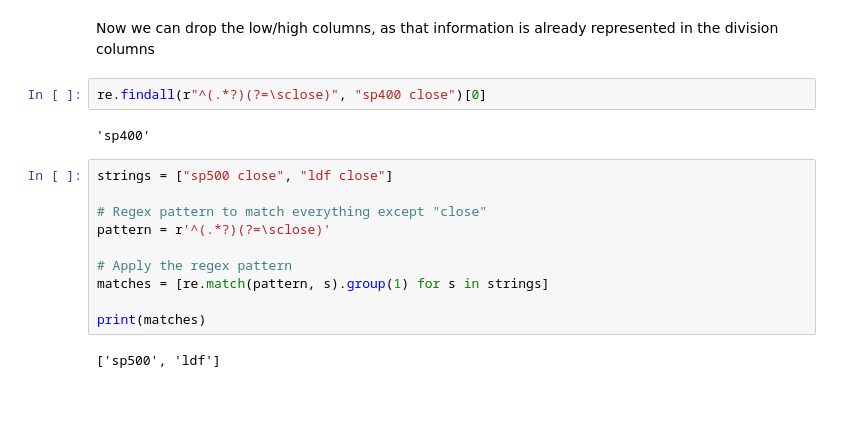
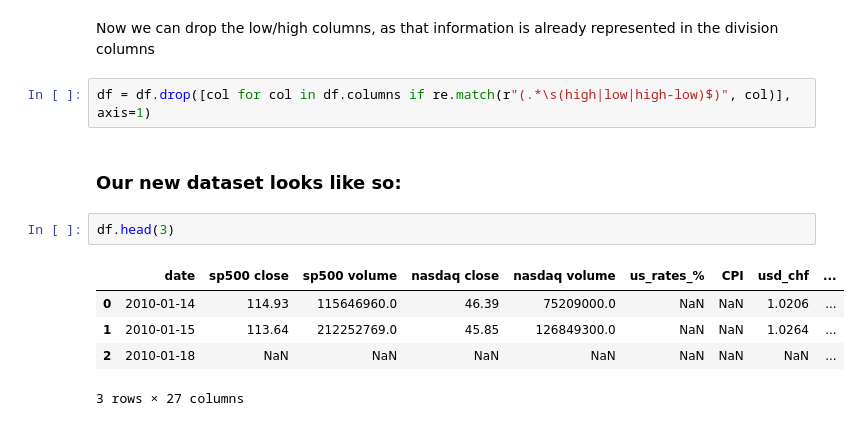
Before and after one commit to kklimov1/PriceRegressionPredictor, a Jupyter notebook: goldPriceAnalysis.ipynb, the cells around one changed output. Drawn from its saved outputs; the diff is of its cells as text; blank space fills up the shorter version.

```diff
--- a/goldPriceAnalysis.ipynb
+++ b/goldPriceAnalysis.ipynb
@@ -77,19 +79,15 @@ df.head(3)
 3 rows × 47 columns
 # %% [markdown]
 Now we can drop the low/high columns, as that information is already represented in the division columns
-# %%
-re.findall(r"^(.*?)(?=\sclose)", "sp400 close")[0]
-# %% [output]
-'sp400'
-# %%
-strings = ["sp500 close", "ldf close"]
-
-# Regex pattern to match everything except "close"
-pattern = r'^(.*?)(?=\sclose)'
-
-# Apply the regex pattern
-matches = [re.match(pattern, s).group(1) for s in strings]
-
-print(matches)
-# %% [output]
-['sp500', 'ldf']
+# %%
+df = df.drop([col for col in df.columns if re.match(r"(.*\s(high|low|high-low)$)", col)], axis=1)
+# %% [markdown]
+### Our new dataset looks like so:
+# %%
+df.head(3)
+# %% [output]
+|  | date | sp500 close | sp500 volume | nasdaq close | nasdaq volume | us_rates_% | CPI | usd_chf | ... |
+| 0 | 2010-01-14 | 114.93 | 115646960.0 | 46.39 | 75209000.0 | NaN | NaN | 1.0206 | ... |
+| 1 | 2010-01-15 | 113.64 | 212252769.0 | 45.85 | 126849300.0 | NaN | NaN | 1.0264 | ... |
+| 2 | 2010-01-18 | NaN | NaN | NaN | NaN | NaN | NaN | NaN | ... |
+3 rows × 27 columns
```
Also changed, not shown: parts of 22 cells of this notebook.
